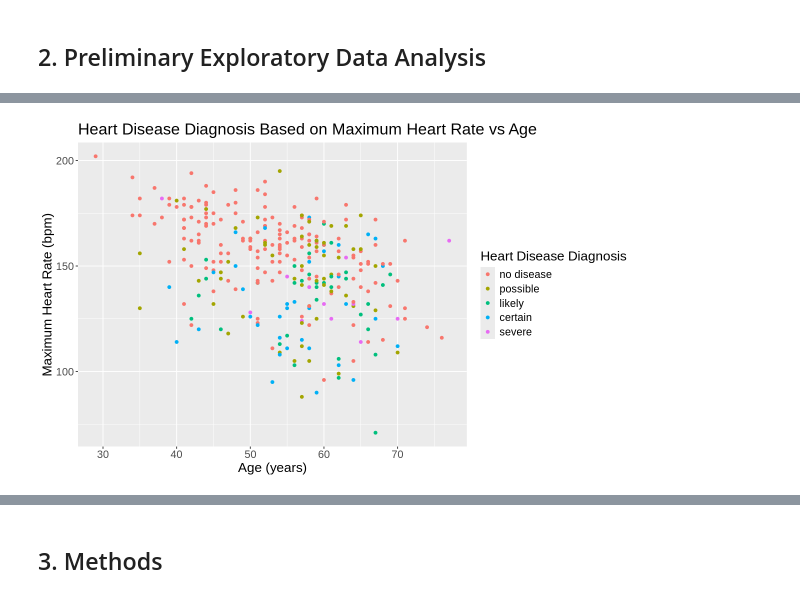
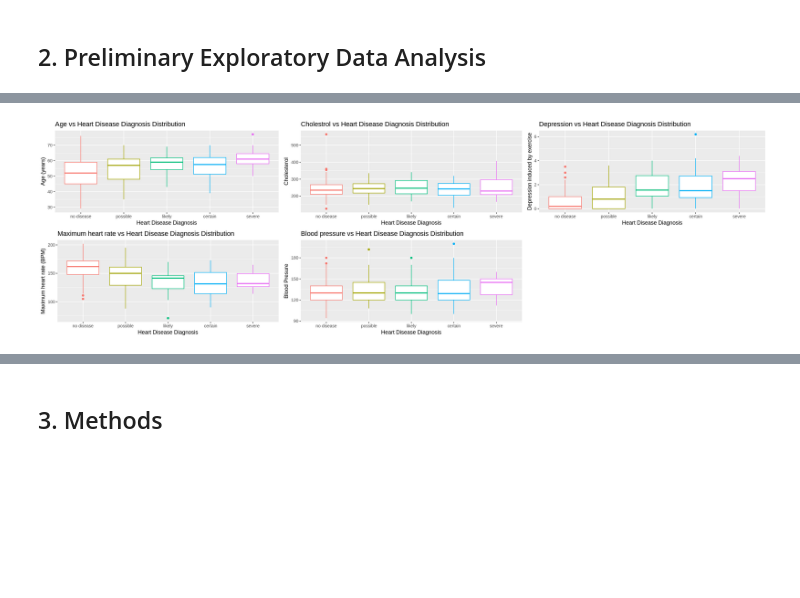
Before and after one commit to davidtheophine/dsci100-project, a Jupyter notebook: heart_disease_proposal.ipynb, the cells around one changed output, grey strips where cells are left out. Saved outputs shown, nothing was run; the diff lists cells and outputs as text; code cells hidden in the pictures; blank space fills up the shorter version.

```diff
--- a/heart_disease_proposal.ipynb
+++ b/heart_disease_proposal.ipynb
@@ -135,8 +125,8 @@ A tibble: 302 × 14
 # %%
 # we do not need all of these variables, so let's take the ones that seem most useful
-heart_disease_train <- heart_disease |>
-            select(age, chest_pain, trest_bps, chol, max_hr, depr_excer_vs_rest, heart_condition, heart_disease_diagnosis)
+heart_select <- heart_disease |>
+            select(age, trest_bps, chol, max_hr, st_depr, disease_diagnosis)
 
-glimpse(heart_disease_train)
+glimpse(heart_select)
 # %% [output]
 Rows: 302
@@ -176,5 +155,7 @@ For the purposes of this proposal data analysis, we will remove these two rows a
 # %%
-heart_disease_train <- heart_disease_train |>
-            filter(heart_condition != "?")
+set.seed(100)
+# Let's do a 75% split into training data and 25% into testing.
 
-glimpse(heart_disease_train)
+heart_split <- initial_split(heart_select, prop = 0.75, strata = disease_diagnosis)
+heart_training <- training(heart_split)
+heart_testing <- testing(heart_split)
@@ -192,56 +165,43 @@ $ heart_disease_diagnosis <fct> likely, possible, no disease, no disease, no d
 # %%
-#Now it is time for visualization!
-#Let's see a few different plots to see what the relationships within the data are.
-
-options(repr.plot.width = 10, repr.plot.height = 6)
-age_vs_max_hr <- heart_disease_train |>
-            ggplot(aes(x = age, y = max_hr, color = heart_disease_diagnosis)) +
-            geom_point() +
-            labs(title = "Heart Disease Diagnosis Based on Maximum Heart Rate vs Age",
-                x = "Age (years)", y = "Maximum Heart Rate (bpm)",
-                color = "Heart Disease Diagnosis") +
-            theme(text = element_text(size = 16))
-
-age_vs_max_hr
 #age
-diag_vs_age <- heart_disease_train |>
-    ggplot(aes(x = heart_disease_diagnosis, y = age, color = heart_disease_diagnosis)) +
-    geom_point() +
-    labs(title = "Age vs Heart Disease Diagnosis distribution",
-        x= "Heart Disease Diagnosis", y = "Age(years)")
+diag_vs_age <- heart_training |>
+    ggplot(aes(x = disease_diagnosis, y = age, color = disease_diagnosis)) +
+    geom_boxplot(show.legend = FALSE) +
+    labs(title = "Age vs Heart Disease Diagnosis Distribution",
+        x = "Heart Disease Diagnosis", y = "Age (years)")
 
 
 #cholestrol
-diag_vs_chol <- heart_disease_train |>
-    ggplot(aes(x = heart_disease_diagnosis, y = chol, color = heart_disease_diagnosis)) +
-    geom_point() +
-    labs(title = "Cholestrol vs Heart Disease Diagnosis distribution",
-        x= "Heart Disease Diagnosis", y = "Cholestrol")
+diag_vs_chol <- heart_training |>
+    ggplot(aes(x = disease_diagnosis, y = chol, color = disease_diagnosis)) +
+    geom_boxplot(show.legend = FALSE) +
+    labs(title = "Cholestrol vs Heart Disease Diagnosis Distribution",
+        x = "Heart Disease Diagnosis", y = "Cholesterol")
 
 
 #depr
-diag_vs_depr <- heart_disease_train |>
-    ggplot(aes(x = heart_disease_diagnosis, y = depr_excer_vs_rest, color = heart_disease_diagnosis)) +
-    geom_point() +
-    labs(title = "Depression vs Heart Disease Diagnosis distribution",
-        x= "Heart Disease Diagnosis", y = "Depression induced by exercise")
+diag_vs_depr <- heart_training |>
+    ggplot(aes(x = disease_diagnosis, y = st_depr, color = disease_diagnosis)) +
+    geom_boxplot(show.legend = FALSE) +
+    labs(title = "Depression vs Heart Disease Diagnosis Distribution",
+        x = "Heart Disease Diagnosis", y = "Depression induced by exercise")
 
 #max heart rate
-maxhr_vs_depr <- heart_disease_train |>
-    ggplot(aes(x = heart_disease_diagnosis, y = max_hr, color = heart_disease_diagnosis)) +
-    geom_point() +
-    labs(title = "Maximum heart rate vs Heart Disease Diagnosis distribution",
-        x= "Heart Disease Diagnosis", y = "Maximum heart rate")
+max_hr_vs_depr <- heart_training |>
+    ggplot(aes(x = disease_diagnosis, y = max_hr, color = disease_diagnosis)) +
+    geom_boxplot(show.legend = FALSE) +
+    labs(title = "Maximum heart rate vs Heart Disease Diagnosis Distribution",
+        x = "Heart Disease Diagnosis", y = "Maximum heart rate (BPM)")
 
-#Blood Pressure
-bp_vs_depr <- heart_disease_train |>
-    ggplot(aes(x = heart_disease_diagnosis, y = trest_bps, color = heart_disease_diagnosis)) +
-    geom_point() +
-    labs(title = "Blood pressure vs Heart Disease Diagnosis distribution",
-        x= "Heart Disease Diagnosis", y = "Blood Presure")
+#blood pressure
+bp_vs_depr <- heart_training |>
+    ggplot(aes(x = disease_diagnosis, y = trest_bps, color = disease_diagnosis)) +
+    geom_boxplot(show.legend = FALSE) +
+    labs(title = "Blood pressure vs Heart Disease Diagnosis Distribution",
+        x = "Heart Disease Diagnosis", y = "Blood Presure")
 
 options(repr.plot.width = 20, repr.plot.height = 6)
-visualize <- plot_grid(diag_vs_age, diag_vs_chol, diag_vs_depr, maxhr_vs_depr, bp_vs_depr)
+visualize <- plot_grid(diag_vs_age, diag_vs_chol, diag_vs_depr, max_hr_vs_depr, bp_vs_depr)
 visualize
 # %% [output]
-[figure, old version]
+[figure, new version]
```
Also changed, not shown: parts of 26 cells of this notebook.
